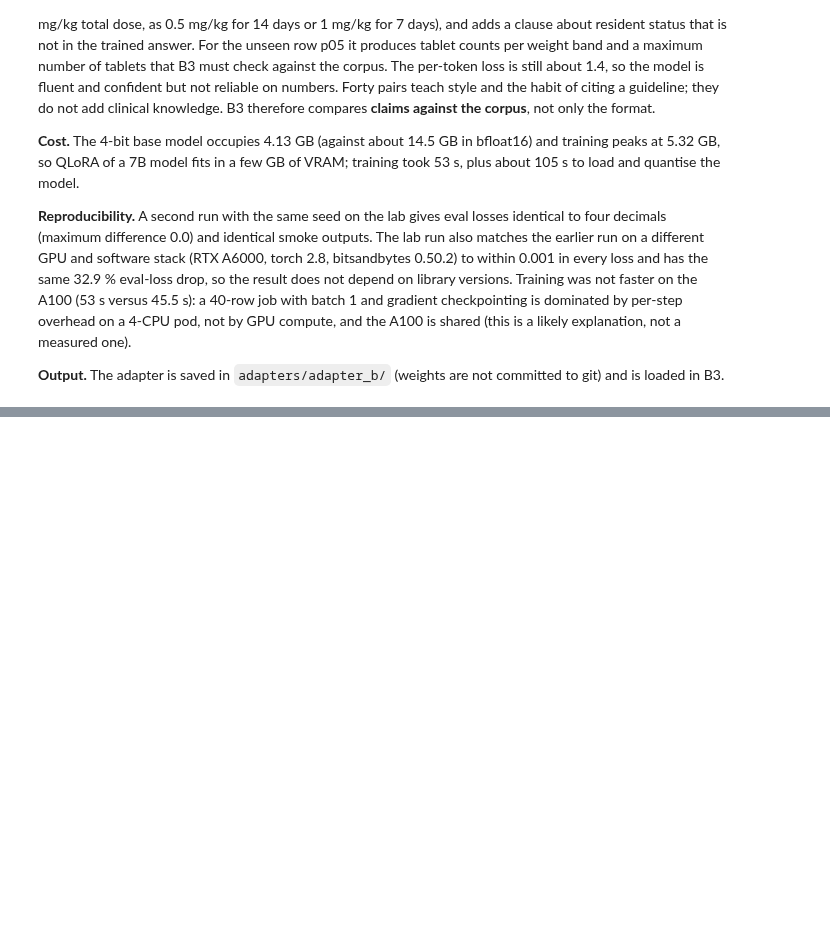
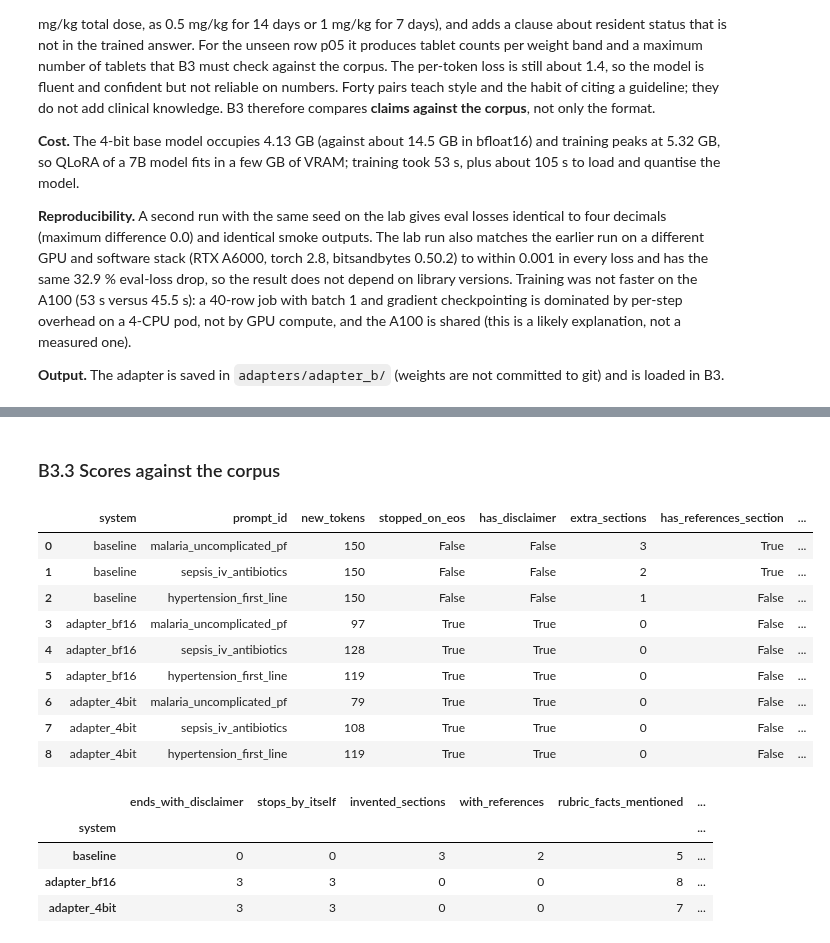
Before and after one commit to bheemreddy1729/fine-tuning-Mistral-7B, a Jupyter notebook: assignment_1b.ipynb, the cells around one changed output, grey strips where cells are left out. Saved outputs shown, nothing was run; the diff lists cells and outputs as text; code cells hidden in the pictures; blank space fills up the shorter version.

```diff
--- a/assignment_1b.ipynb
+++ b/assignment_1b.ipynb
@@ -1304,0 +1430,7 @@ loss and has the same 32.9 % eval-loss drop, so the result does not depend on li
+# %%
+for i, p in enumerate(PROMPTS):
+    print("=" * 110); print(f"PROMPT [{p['id']}]: {p['instruction']}"); print("=" * 110)
+    for label, key in (("BASELINE (bf16)", "baseline"), ("ADAPTER B on bf16", "adapter_bf16"), ("ADAPTER B on 4-bit", "adapter_4bit")):
+        r = results[key][i]
+        print(f"\n--- {label}  [{r['new_tokens']} tokens, stopped on EOS: {r['stopped_on_eos']}]\n{r['output']}")
+    print()
@@ -1304,0 +1455,33 @@ loss and has the same 32.9 % eval-loss drop, so the result does not depend on li
+# %% [markdown]
+### B3.3 Scores against the corpus
+# %%
+score_rows = []
+for system in ("baseline", "adapter_bf16", "adapter_4bit"):
+    for p, r in zip(PROMPTS, results[system]):
+        score_rows.append({"system": system, "prompt_id": p["id"], **r, **score_output(p, r["output"])})
+sc = pd.DataFrame(score_rows)
+sc["facts"] = sc.apply(lambda r: f"{len(r['facts_hit'])}/{r['facts_total']}", axis=1)
+sc["flags_s"] = sc["flags"].apply(lambda x: "|".join(x)); sc["hits_s"] = sc["facts_hit"].apply(lambda x: "|".join(x)); sc["ungrounded"] = sc["ungrounded_numbers"].apply(lambda x: "|".join(x))
+display(sc[["system", "prompt_id", "new_tokens", "stopped_on_eos", "has_disclaimer", "extra_sections", "has_references_section", "facts", "hits_s", "flags_s", "ungrounded"]])
+summary = sc.groupby("system", sort=False).agg(ends_with_disclaimer=("has_disclaimer", "sum"), stops_by_itself=("stopped_on_eos", "sum"),
+          invented_sections=("extra_sections", lambda s: int((s > 0).sum())), with_references=("has_references_section", "sum"),
+          rubric_facts_mentioned=("facts_hit", lambda s: sum(len(x) for x in s)), unsupported_claim_flags=("flags", lambda s: sum(len(x) for x in s)),
+          ungrounded_numbers=("ungrounded_numbers", lambda s: sum(len(x) for x in s)))
+summary["of"] = "3 prompts (16 rubric facts in total)"
+summary
+# %% [output]
+|  | system | prompt_id | new_tokens | stopped_on_eos | has_disclaimer | extra_sections | has_references_section | ... |
+| 0 | baseline | malaria_uncomplicated_pf | 150 | False | False | 3 | True | ... |
+| 1 | baseline | sepsis_iv_antibiotics | 150 | False | False | 2 | True | ... |
+| 2 | baseline | hypertension_first_line | 150 | False | False | 1 | False | ... |
+| 3 | adapter_bf16 | malaria_uncomplicated_pf | 97 | True | True | 0 | False | ... |
+| 4 | adapter_bf16 | sepsis_iv_antibiotics | 128 | True | True | 0 | False | ... |
+| 5 | adapter_bf16 | hypertension_first_line | 119 | True | True | 0 | False | ... |
+| 6 | adapter_4bit | malaria_uncomplicated_pf | 79 | True | True | 0 | False | ... |
+| 7 | adapter_4bit | sepsis_iv_antibiotics | 108 | True | True | 0 | False | ... |
+| 8 | adapter_4bit | hypertension_first_line | 119 | True | True | 0 | False | ... |
+|  | ends_with_disclaimer | stops_by_itself | invented_sections | with_references | rubric_facts_mentioned | ... |
+| system |  |  |  |  |  | ... |
+| baseline | 0 | 0 | 3 | 2 | 5 | ... |
+| adapter_bf16 | 3 | 3 | 0 | 0 | 8 | ... |
+| adapter_4bit | 3 | 3 | 0 | 0 | 7 | ... |
```
Also changed, not shown: parts of 18 cells of this notebook, 6 other files.
